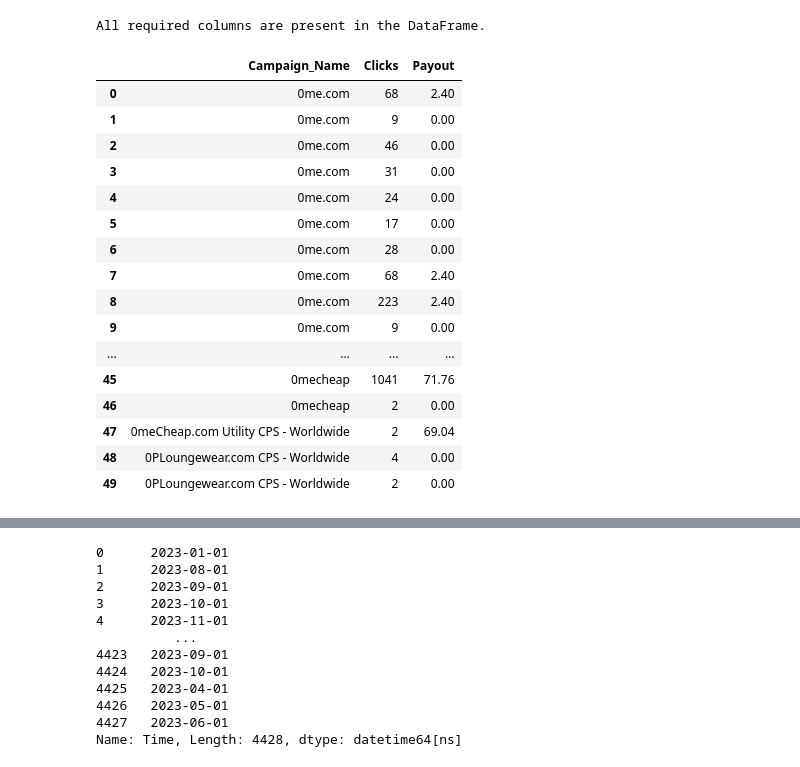
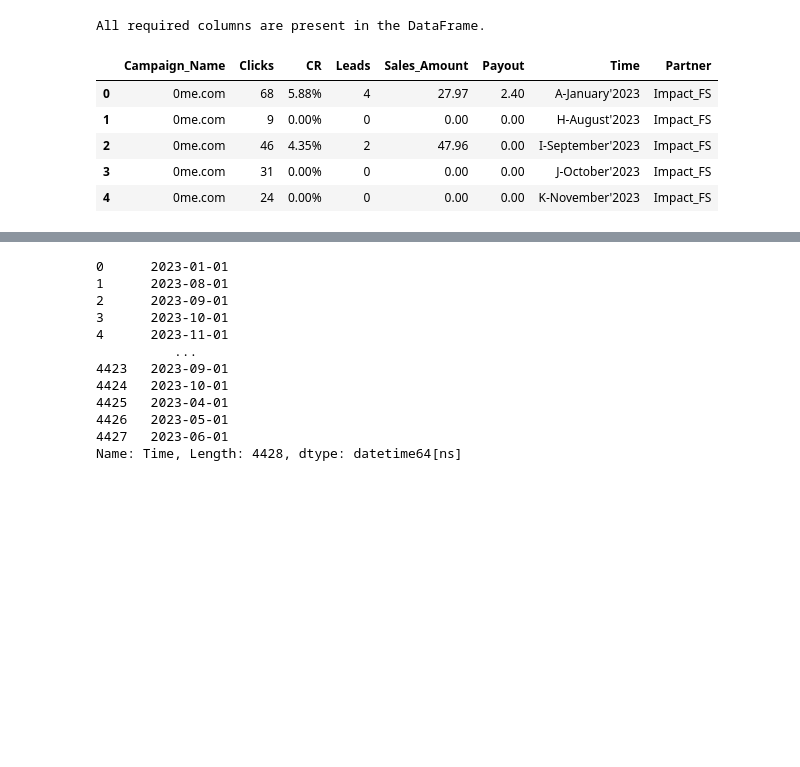
Before and after one commit to Maruf-Ahmad-khan/Main-Insight-project-4, a Jupyter notebook: Main Insight.ipynb, the cells around one changed output, grey strips where cells are left out. Cells and saved outputs as stored; diff of their text form; code cells hidden in the pictures; blank space fills up the shorter version.

```diff
--- a/Main Insight.ipynb
+++ b/Main Insight.ipynb
@@ -17,25 +17,14 @@ else:
 # %% [output]
 All required columns are present in the DataFrame.
 # %%
-df.head(50)
+df.head(5)
 # %% [output]
-|  | Campaign_Name | Clicks | Payout |
-| 0 | 0me.com | 68 | 2.40 |
-| 1 | 0me.com | 9 | 0.00 |
-| 2 | 0me.com | 46 | 0.00 |
-| 3 | 0me.com | 31 | 0.00 |
-| 4 | 0me.com | 24 | 0.00 |
-| 5 | 0me.com | 17 | 0.00 |
-| 6 | 0me.com | 28 | 0.00 |
-| 7 | 0me.com | 68 | 2.40 |
-| 8 | 0me.com | 223 | 2.40 |
-| 9 | 0me.com | 9 | 0.00 |
-| ... | ... | ... | ... |
-| 45 | 0mecheap | 1041 | 71.76 |
-| 46 | 0mecheap | 2 | 0.00 |
-| 47 | 0meCheap.com Utility CPS - Worldwide | 2 | 69.04 |
-| 48 | 0PLoungewear.com CPS - Worldwide | 4 | 0.00 |
-| 49 | 0PLoungewear.com CPS - Worldwide | 2 | 0.00 |
+|  | Campaign_Name | Clicks | CR | Leads | Sales_Amount | Payout | Time | Partner |
+| 0 | 0me.com | 68 | 5.88% | 4 | 27.97 | 2.40 | A-January'2023 | Impact_FS |
+| 1 | 0me.com | 9 | 0.00% | 0 | 0.00 | 0.00 | H-August'2023 | Impact_FS |
+| 2 | 0me.com | 46 | 4.35% | 2 | 47.96 | 0.00 | I-September'2023 | Impact_FS |
+| 3 | 0me.com | 31 | 0.00% | 0 | 0.00 | 0.00 | J-October'2023 | Impact_FS |
+| 4 | 0me.com | 24 | 0.00% | 0 | 0.00 | 0.00 | K-November'2023 | Impact_FS |
 # %%
 # Select relevant columns
 relevant_columns = ['Campaign_Name', 'Time', 'Payout', 'Clicks', 'Partner']
```
Also changed, not shown: parts of 25 cells of this notebook, 38 other files.
